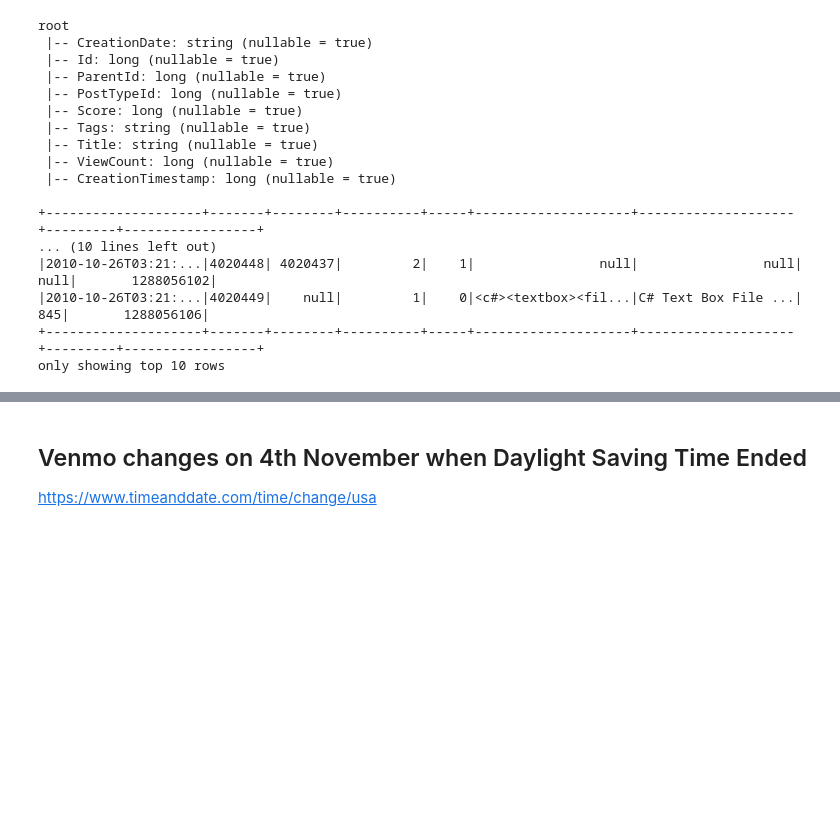
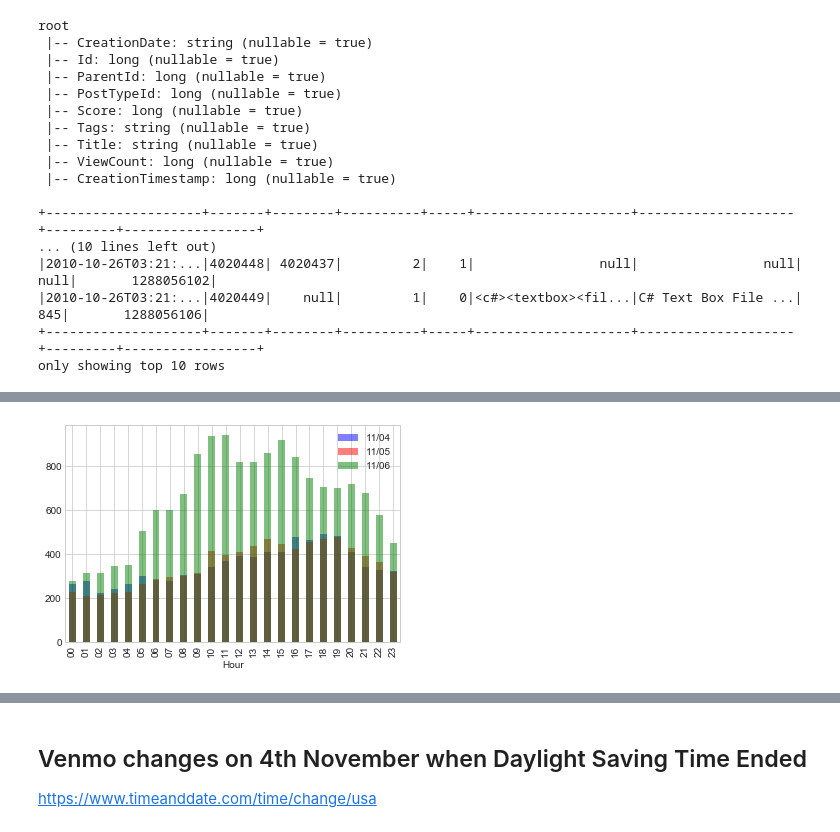
Before and after one commit to epfl-ada-2018/Project, a Jupyter notebook: Milestone_1.ipynb, the cells around one changed output, grey strips where cells are left out. Saved outputs shown, nothing was run; the diff lists cells and outputs as text; code cells hidden in the pictures; blank space fills up the shorter version.

```diff
--- a/Milestone_1.ipynb
+++ b/Milestone_1.ipynb
@@ -115 +188,8 @@ parquet_file.createOrReplaceTempView("Posts")
+# %%
+ax = posts_date_df[posts_date_df['Day'] == '04'].plot.bar(x = 'Hour', y = 'PostsCount', color = 'blue', alpha = 0.5)
+posts_date_df[posts_date_df['Day'] == '05'].plot.bar(x = 'Hour', y = 'PostsCount', color = 'red', alpha = 0.5, ax = ax)
+posts_date_df[posts_date_df['Day'] == '06'].plot.bar(x = 'Hour', y = 'PostsCount', color = 'green', alpha = 0.5, ax = ax)
+ax.legend(["11/04", "11/05", "11/06"]);
+# %% [output]
+[figure, added]
 # %%
```
Also changed, not shown: parts of 32 cells of this notebook.
